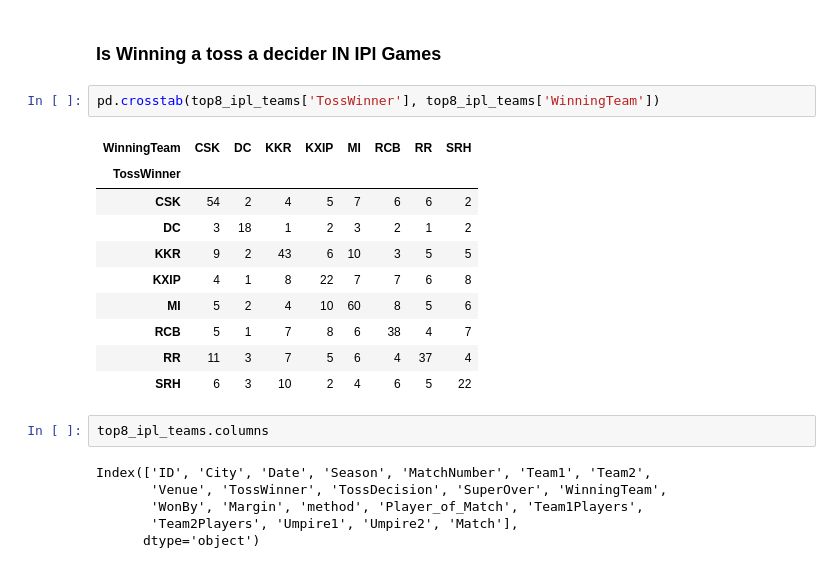
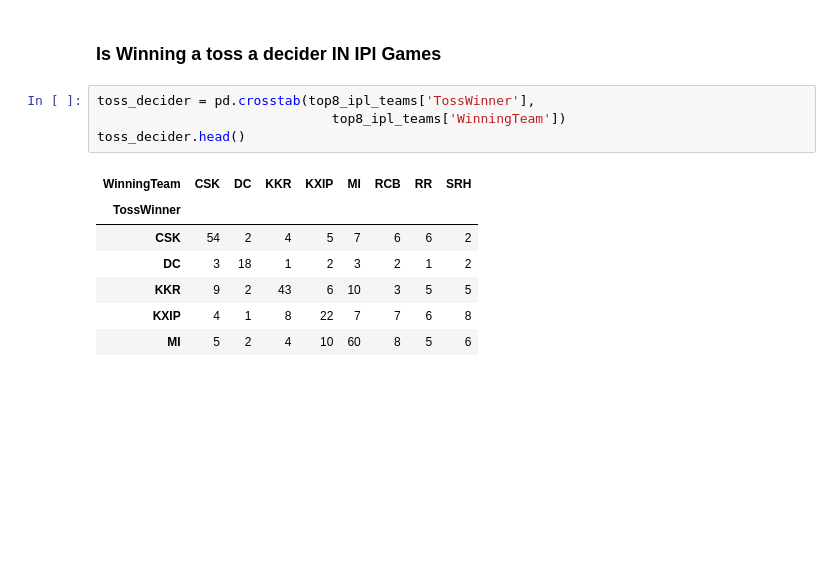
Before and after one commit to prabhat-123/Python_For_Data_Science, a Jupyter notebook: ipl.ipynb, the cells around one changed output. Cells and saved outputs as stored; diff of their text form; blank space fills up the shorter version.

```diff
--- a/ipl.ipynb
+++ b/ipl.ipynb
@@ -407,23 +441,14 @@ plt.show()
 # %% [markdown]
 ### Is Winning a toss a decider IN IPl Games
-# %%
-pd.crosstab(top8_ipl_teams['TossWinner'], top8_ipl_teams['WinningTeam'])
-# %% [output]
-| WinningTeam | CSK | DC | KKR | KXIP | MI | RCB | RR | SRH |
-| TossWinner |  |  |  |  |  |  |  |  |
-| CSK | 54 | 2 | 4 | 5 | 7 | 6 | 6 | 2 |
-| DC | 3 | 18 | 1 | 2 | 3 | 2 | 1 | 2 |
-| KKR | 9 | 2 | 43 | 6 | 10 | 3 | 5 | 5 |
-| KXIP | 4 | 1 | 8 | 22 | 7 | 7 | 6 | 8 |
-| MI | 5 | 2 | 4 | 10 | 60 | 8 | 5 | 6 |
-| RCB | 5 | 1 | 7 | 8 | 6 | 38 | 4 | 7 |
-| RR | 11 | 3 | 7 | 5 | 6 | 4 | 37 | 4 |
-| SRH | 6 | 3 | 10 | 2 | 4 | 6 | 5 | 22 |
-# %%
-top8_ipl_teams.columns
-# %% [output]
-Index(['ID', 'City', 'Date', 'Season', 'MatchNumber', 'Team1', 'Team2',
-       'Venue', 'TossWinner', 'TossDecision', 'SuperOver', 'WinningTeam',
-       'WonBy', 'Margin', 'method', 'Player_of_Match', 'Team1Players',
-       'Team2Players', 'Umpire1', 'Umpire2', 'Match'],
-      dtype='object')
+# %%
+toss_decider = pd.crosstab(top8_ipl_teams['TossWinner'],
+                              top8_ipl_teams['WinningTeam'])
+toss_decider.head()
+# %% [output]
+| WinningTeam | CSK | DC | KKR | KXIP | MI | RCB | RR | SRH |
+| TossWinner |  |  |  |  |  |  |  |  |
+| CSK | 54 | 2 | 4 | 5 | 7 | 6 | 6 | 2 |
+| DC | 3 | 18 | 1 | 2 | 3 | 2 | 1 | 2 |
+| KKR | 9 | 2 | 43 | 6 | 10 | 3 | 5 | 5 |
+| KXIP | 4 | 1 | 8 | 22 | 7 | 7 | 6 | 8 |
+| MI | 5 | 2 | 4 | 10 | 60 | 8 | 5 | 6 |
```
Also changed, not shown: parts of 8 cells of this notebook, 1 other file.
